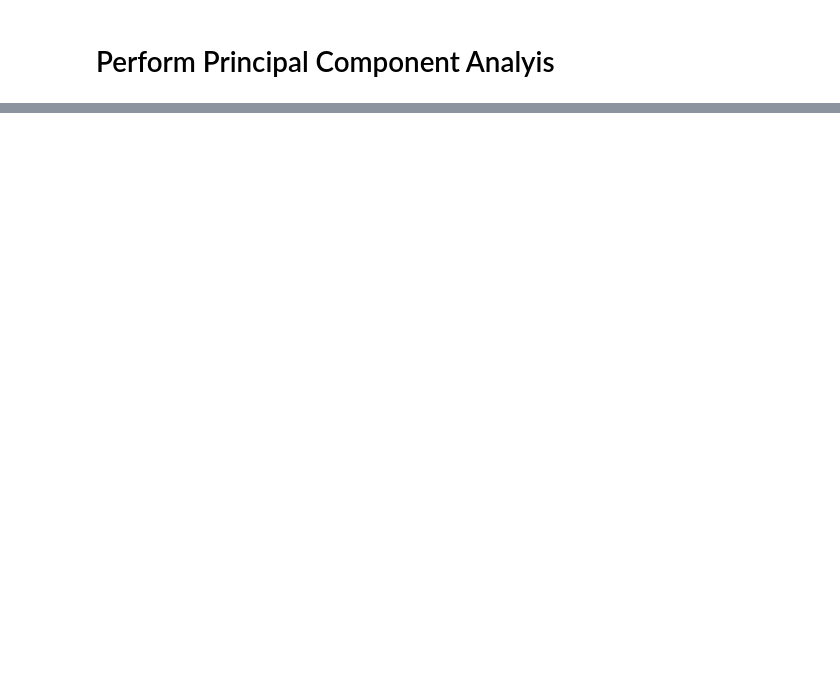
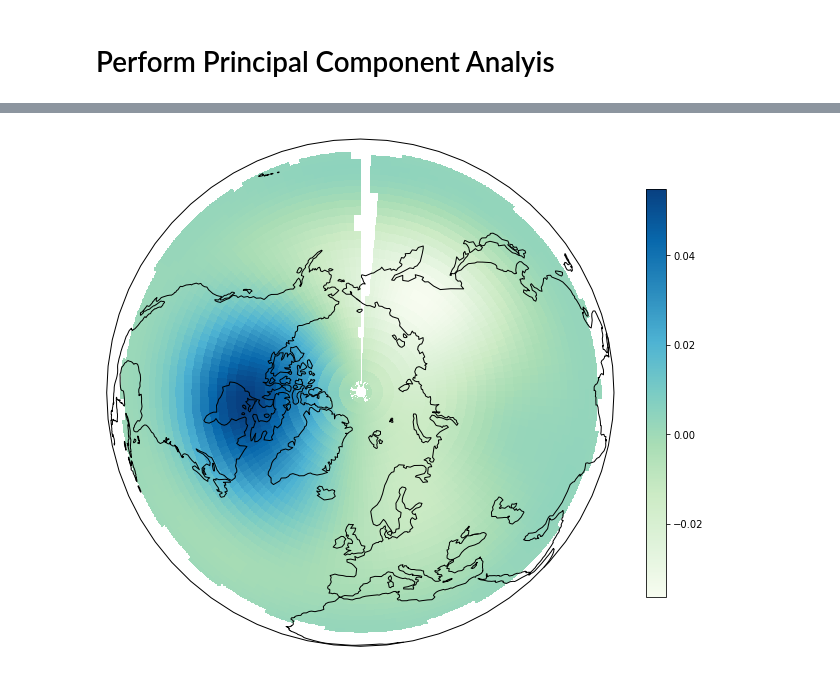
Before and after one commit to panhypersebastos/winter_predictor, a Jupyter notebook: era-int_pca_exploration.ipynb, the cells around one changed output, grey strips where cells are left out. Drawn from its saved outputs; the diff is of its cells as text; code cells hidden in the pictures; blank space fills up the shorter version.

```diff
--- a/era-int_pca_exploration.ipynb
+++ b/era-int_pca_exploration.ipynb
@@ -202,0 +274,5 @@ plt.show()
+# %%
+#loadings_df0 = pd.DataFrame(pca.components_.T, index=X_df.columns, columns=['loadings_1', 'loading_2', 'loading_3'])
+loadings_df0 = pd.DataFrame(pca.components_.T, columns=['loadings_1', 'loading_2', 'loading_3'])
+loadings_df0 = loadings_df0.assign(id_grid=X_df.columns)
+loadings_df0.head()
@@ -202,0 +302,3 @@ plt.show()
+# %%
+loadings_df = pd.merge(left=loadings_df0, right=grid_df)
+loadings_df.head()
@@ -202,0 +312,10 @@ plt.show()
+# %%
+ras_df = loadings_df.assign(lon = list(map(lambda x:
+                                       x[0]['coordinates'][0],
+                                       loadings_df[['loc']].values)),
+                        lat = list(map(lambda x:
+                                       x[0]['coordinates'][1],
+                                       loadings_df[['loc']].values))
+                       ).pipe(lambda x: x[['lon', 'lat', 'loading_2']])
+
+ras_df.head()
@@ -202,0 +329,9 @@ plt.show()
+# %%
+this_field = ml.griddata(
+    x = ras_df.lon.values,
+    y = ras_df.lat.values,
+    z = ras_df.loading_2.values,
+    xi = lons,
+    yi = lats,
+    interp='nn')
+this_field
@@ -202,0 +359,18 @@ plt.show()
+# %%
+# Plot itself
+this_proj = ccrs.Orthographic(0, 90)
+fig = plt.figure(figsize=(25, 25))
+ax = plt.subplot(1, 2, 1, projection=this_proj)
+ax.coastlines(zorder=3)
+img_proj = ccrs.PlateCarree()
+img_extent = (-180, 180, -90, 90)
+im = ax.imshow(this_field,
+               transform=img_proj,
+               extent=img_extent,
+               origin='lower',
+               zorder=2,
+               cmap='GnBu')
+plt.colorbar(im, orientation='vertical',ticklocation='auto', shrink=0.3)
+plt.show()
+# %% [output]
+[figure, added]
```
Also changed, not shown: parts of 20 cells of this notebook, 2 other files.
